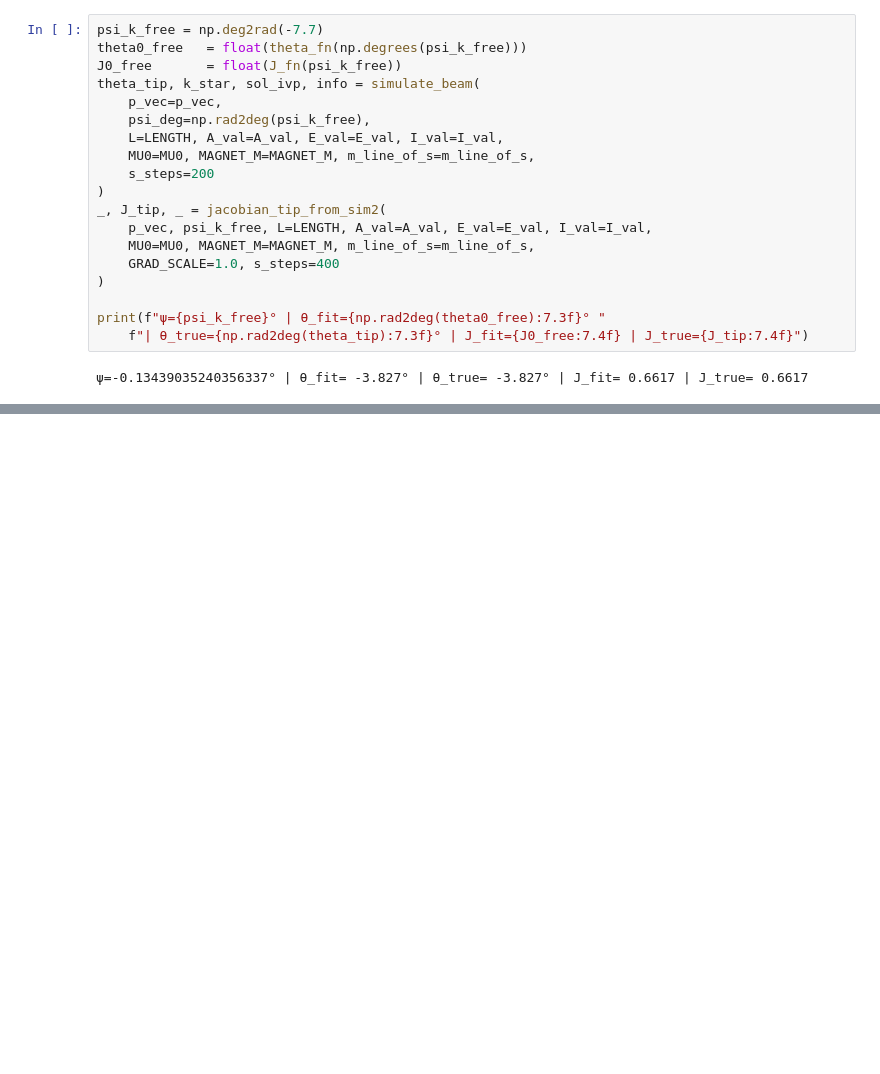
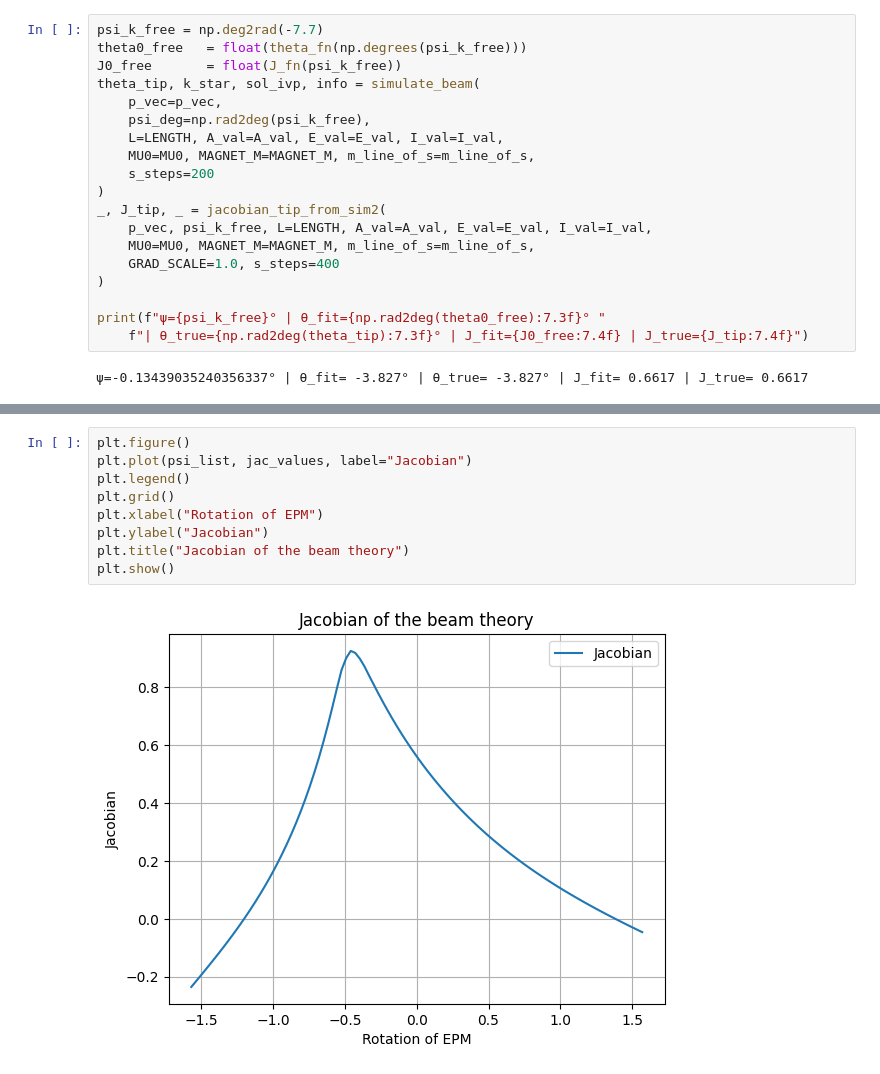
Before and after one commit to jhiltonjones/road_to_paper, a Jupyter notebook: mpc_controller.ipynb, the cells around one changed output, grey strips where cells are left out. Drawn from its saved outputs; the diff is of its cells as text; blank space fills up the shorter version.

```diff
--- a/mpc_controller.ipynb
+++ b/mpc_controller.ipynb
@@ -1894,0 +1860,11 @@ print(f"ψ={psi_k_free}° | θ_fit={np.rad2deg(theta0_free):7.3f}° "
+# %%
+plt.figure()
+plt.plot(psi_list, jac_values, label="Jacobian")
+plt.legend()
+plt.grid()
+plt.xlabel("Rotation of EPM")
+plt.ylabel("Jacobian")
+plt.title("Jacobian of the beam theory")
+plt.show()
+# %% [output]
+[figure, added]
```
Also changed, not shown: parts of 15 cells of this notebook.
